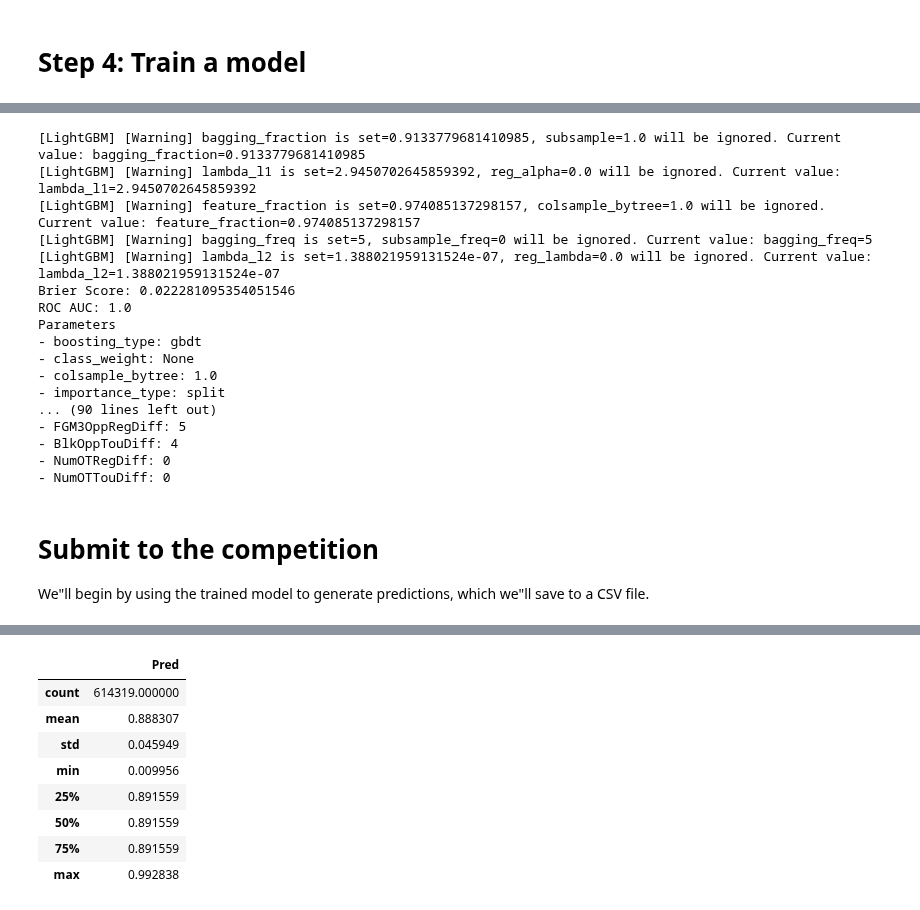
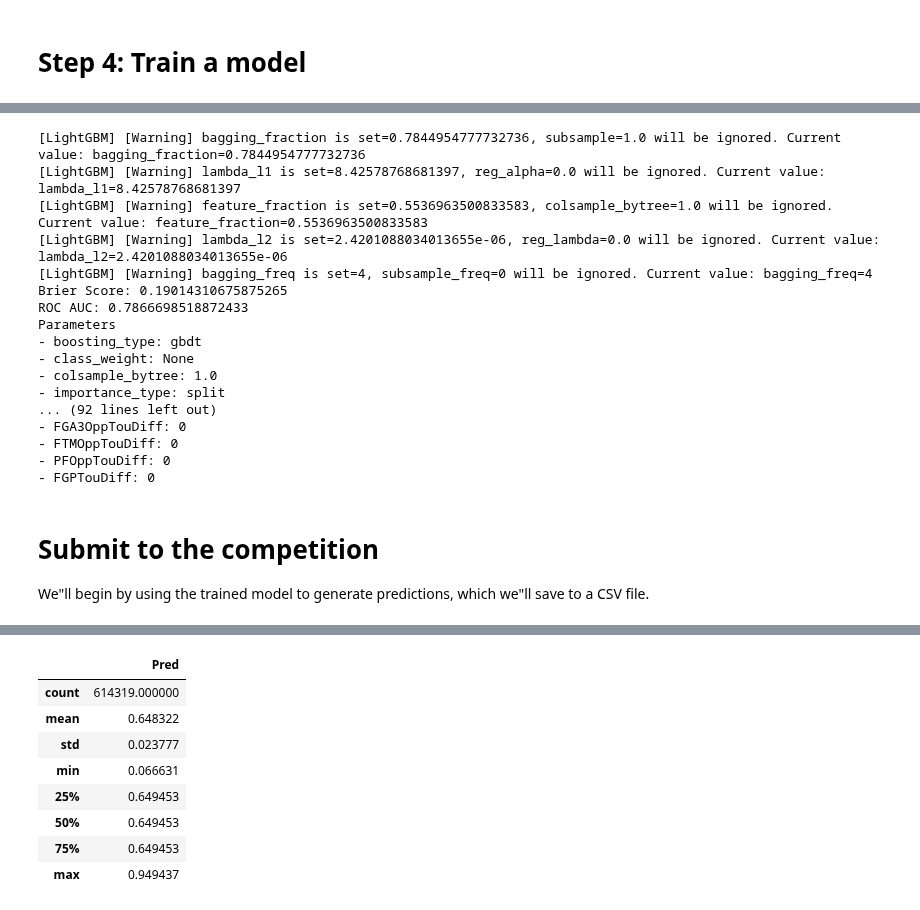
Before and after one commit to sethchart/kaggle-march-machine-learning-mania, a Jupyter notebook: kernels/warmup/notebook.ipynb, the cells around one changed output, grey strips where cells are left out. Drawn from its saved outputs; the diff is of its cells as text; code cells hidden in the pictures.

```diff
--- a/kernels/warmup/notebook.ipynb
+++ b/kernels/warmup/notebook.ipynb
@@ -8,6 +8,7 @@ from IPython.display import Markdown
 import optuna
 import lightgbm as lgb
 from sklearn.metrics import roc_auc_score, brier_score_loss
+from sklearn.model_selection import cross_val_score
 
 COMPETITION_NAME = "warmup-round-march-machine-learning-mania-2023"
 VERBOSE = False
@@ -217,11 +218,10 @@ def get_submission_outcomes() -> pd.DataFrame:
     return df
 
 
-def objective(trial, X_train, y_train, X_valid, y_valid):
-    dtrain = lgb.Dataset(X_train, label=y_train)
-    param = {
+def objective(trial: optuna.Trial, X_train, y_train):
+    params = {
         "objective": "binary",
-        "metric": "binary_logloss",
+        "metric": "l2",
         "verbosity": -1,
         "boosting_type": "gbdt",
         "lambda_l1": trial.suggest_float("lambda_l1", 1e-8, 10.0, log=True),
@@ -232,22 +232,26 @@ def objective(trial, X_train, y_train, X_valid, y_valid):
         "bagging_freq": trial.suggest_int("bagging_freq", 1, 7),
         "min_child_samples": trial.suggest_int("min_child_samples", 5, 100),
     }
-    gbm = lgb.train(param, dtrain)
-    preds = gbm.predict(X_valid)
-    pred_labels = np.rint(preds)
-    score = brier_score_loss(y_valid, pred_labels)
+    model = lgb.LGBMClassifier(**params)
+    score = np.mean(cross_val_score(model, X_train, y_train, scoring="neg_brier_score", cv=5))
     return score
 
 
-def run_study(X_train, y_train, X_valid, y_valid):
-    study = optuna.create_study(direction="minimize")
-    study.optimize(lambda trial: objective(trial, X_train, y_train, X_valid, y_valid), n_trials=100)
+def run_study(X_train, y_train):
+    study = optuna.create_study(direction="maximize")
+    study.optimize(lambda trial: objective(trial, X_train, y_train), n_trials=100)
     return study
 
 
 def train_optimized_model(study, X, y):
     params = study.best_params
-    model = lgb.LGBMClassifier(**params)
+    model = lgb.LGBMClassifier(
+        objective="binary",
+        metric="l2",
+        verbosity=-1,
+        boosting_type="gbdt",
+        **params
+    )
     model = model.fit(X, y)
     return model
 # %% [markdown]
@@ -304,3 +305,4 @@ See https://www.kaggle.com/prashant111/a-guide-on-xgboost-hyperparameters-tuning
 # %%
-study = run_study(X_train, y_train, X_valid, y_valid)
+study = run_study(X_train, y_train)
+study.best_params
 # %% [output]
@@ -334,37 +419,37 @@ study.best_params
 # %%
-model = train_optimized_model(study, X, y)
-preds = model.predict_proba(X)[:,1]
-print("Brier Score:", brier_score_loss(y, preds))
-print("ROC AUC:", roc_auc_score(y, preds))
+model = train_optimized_model(study, X_train, y_train)
+preds = model.predict_proba(X_valid)[:,1]
+print("Brier Score:", brier_score_loss(y_valid, preds))
+print("ROC AUC:", roc_auc_score(y_valid, preds))
 print("Parameters")
 print(*(f"- {key}: {value}" for key, value in model.get_params(deep=True).items()), sep="\n")
 print("Features")
 print(*(f"- {name}: {imp}" for name, imp in sorted(zip(model.feature_name_, model.feature_importances_), key=lambda x: x[1], reverse=True)), sep="\n")
 # %% [output]
-[LightGBM] [Warning] bagging_fraction is set=0.9133779681410985, subsample=1.0 will be ignored. Current value: bagging_fraction=0.9133779681410985
-[LightGBM] [Warning] lambda_l1 is set=2.9450702645859392, reg_alpha=0.0 will be ignored. Current value: lambda_l1=2.9450702645859392
-[LightGBM] [Warning] feature_fraction is set=0.974085137298157, colsample_bytree=1.0 will be ignored. Current value: feature_fraction=0.974085137298157
-[LightGBM] [Warning] bagging_freq is set=5, subsample_freq=0 will be ignored. Current value: bagging_freq=5
-[LightGBM] [Warning] lambda_l2 is set=1.388021959131524e-07, reg_lambda=0.0 will be ignored. Current value: lambda_l2=1.388021959131524e-07
-Brier Score: 0.022281095354051546
-ROC AUC: 1.0
+[LightGBM] [Warning] bagging_fraction is set=0.7844954777732736, subsample=1.0 will be ignored. Current value: bagging_fraction=0.7844954777732736
+[LightGBM] [Warning] lambda_l1 is set=8.42578768681397, reg_alpha=0.0 will be ignored. Current value: lambda_l1=8.42578768681397
+[LightGBM] [Warning] feature_fraction is set=0.5536963500833583, colsample_bytree=1.0 will be ignored. Current value: feature_fraction=0.5536963500833583
+[LightGBM] [Warning] lambda_l2 is set=2.4201088034013655e-06, reg_lambda=0.0 will be ignored. Current value: lambda_l2=2.4201088034013655e-06
+[LightGBM] [Warning] bagging_freq is set=4, subsample_freq=0 will be ignored. Current value: bagging_freq=4
+Brier Score: 0.19014310675875265
+ROC AUC: 0.7866698518872433
 Parameters
 - boosting_type: gbdt
 - class_weight: None
 - colsample_bytree: 1.0
 - importance_type: split
-... (90 lines left out)
-- FGM3OppRegDiff: 5
-- BlkOppTouDiff: 4
-- NumOTRegDiff: 0
-- NumOTTouDiff: 0
+... (92 lines left out)
+- FGA3OppTouDiff: 0
+- FTMOppTouDiff: 0
+- PFOppTouDiff: 0
+- FGPTouDiff: 0
 # %% [markdown]
 # Submit to the competition
 
 We"ll begin by using the trained model to generate predictions, which we"ll save to a CSV file.
 # %%
 # Use the model to generate predictions
-
+model.fit(X, y)
 predictions = model.predict_proba(X_submission)[:,1]
 
 # Save the predictions to a CSV file
@@ -377,10 +467,10 @@ output.describe()
 (614319, 2)
 |  | Pred |
 | count | 614319.000000 |
-| mean | 0.888307 |
-| std | 0.045949 |
-| min | 0.009956 |
-| 25% | 0.891559 |
-| 50% | 0.891559 |
-| 75% | 0.891559 |
-| max | 0.992838 |
+| mean | 0.648322 |
+| std | 0.023777 |
+| min | 0.066631 |
+| 25% | 0.649453 |
+| 50% | 0.649453 |
+| 75% | 0.649453 |
+| max | 0.949437 |
```
Also changed, not shown: parts of 4 cells of this notebook.
